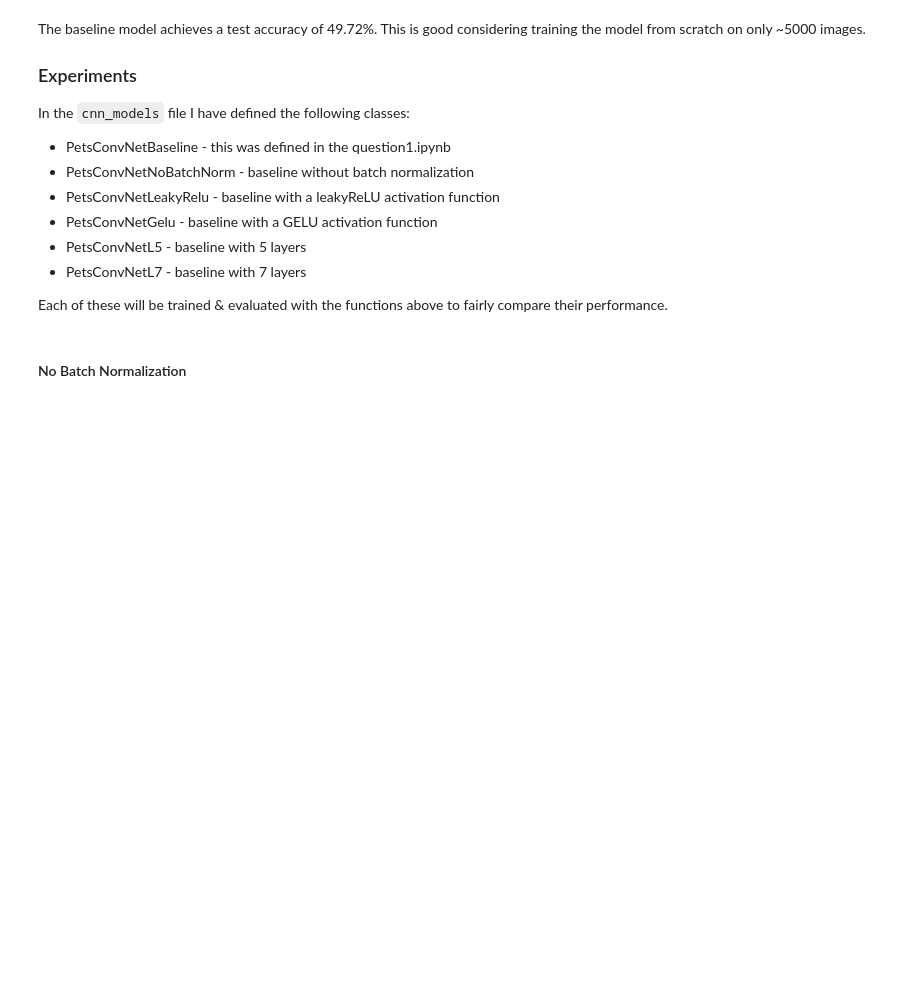
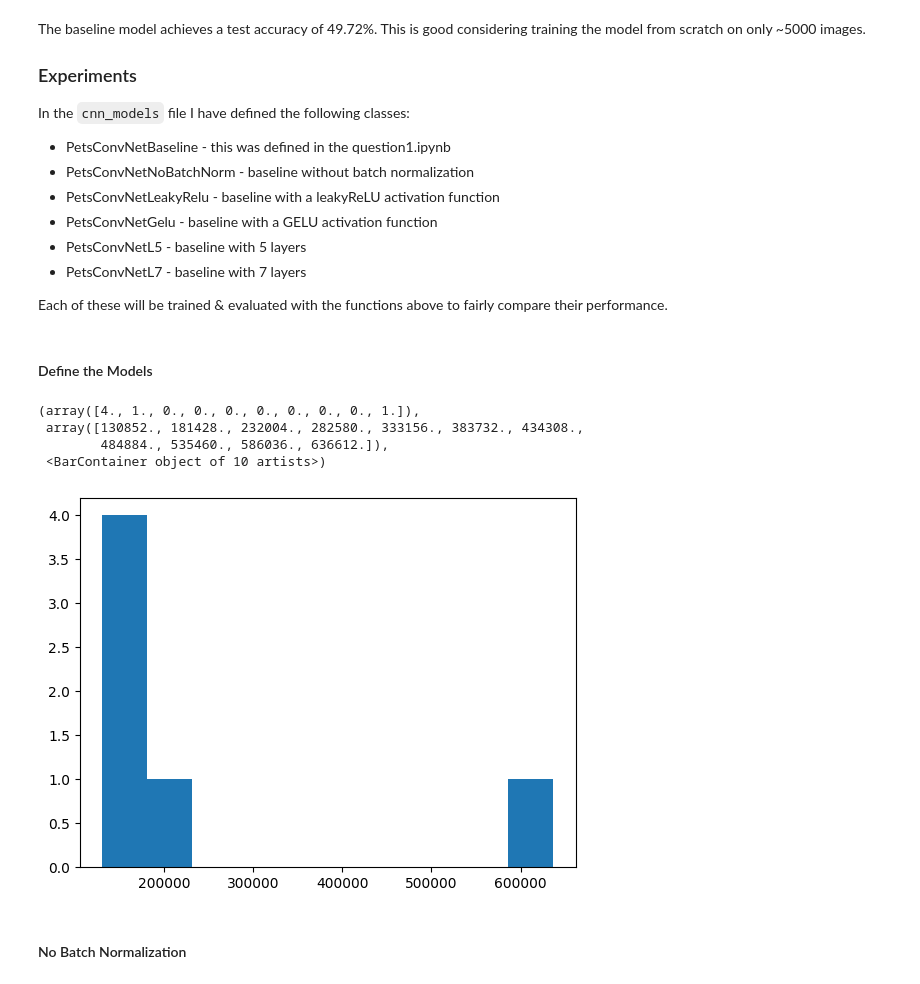
Before and after one commit to LennoxC/AIML331-Assignment-3, a Jupyter notebook: question1.ipynb, the cells around one changed output. Saved outputs shown, nothing was run; the diff lists cells and outputs as text; code cells hidden in the pictures; blank space fills up the shorter version.

```diff
--- a/question1.ipynb
+++ b/question1.ipynb
@@ -243,3 +249,5 @@ criterion = nn.CrossEntropyLoss(weight=class_weights)
 learningrate = 0.01
 epochs = 50
 patience = 10
+# %% [markdown]
+#### Define the Models
@@ -246,3 +262,18 @@ patience = 10
+# %%
+models_params = [baseline_model, nobatchnorm_model, leakyrelu_model, gelu_model, L5_model, L7_model]
+model_param_counts = []
+
+for i in range(len(models_params)):
+    model_param_counts.append(sum(param.numel() for param in models_params[i].parameters()))
+# %%
+import matplotlib.pyplot as plt
+plt.hist(model_param_counts)
+# %% [output]
+(array([4., 1., 0., 0., 0., 0., 0., 0., 0., 1.]),
+ array([130852., 181428., 232004., 282580., 333156., 383732., 434308.,
+        484884., 535460., 586036., 636612.]),
+ <BarContainer object of 10 artists>)
+[figure, added]
 # %% [markdown]
 #### No Batch Normalization
 # %%
```
Also changed, not shown: parts of 12 cells of this notebook, 1 other file.
